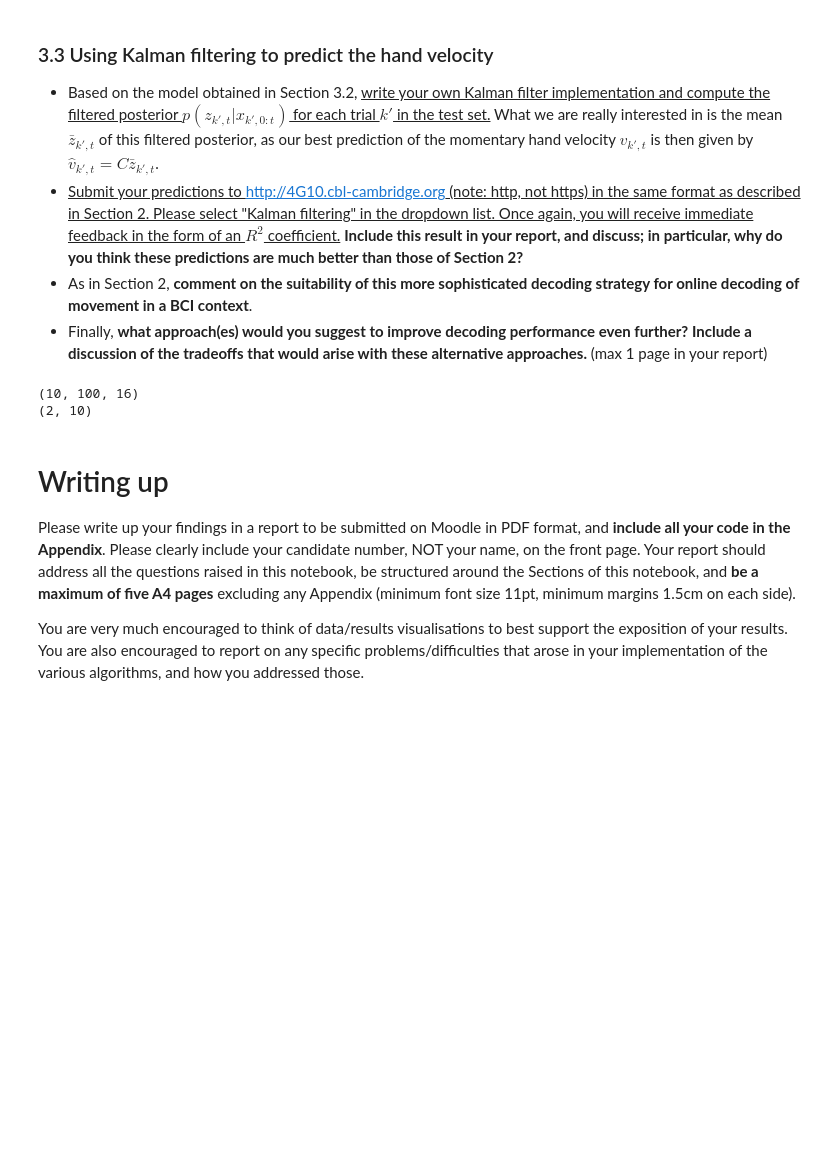
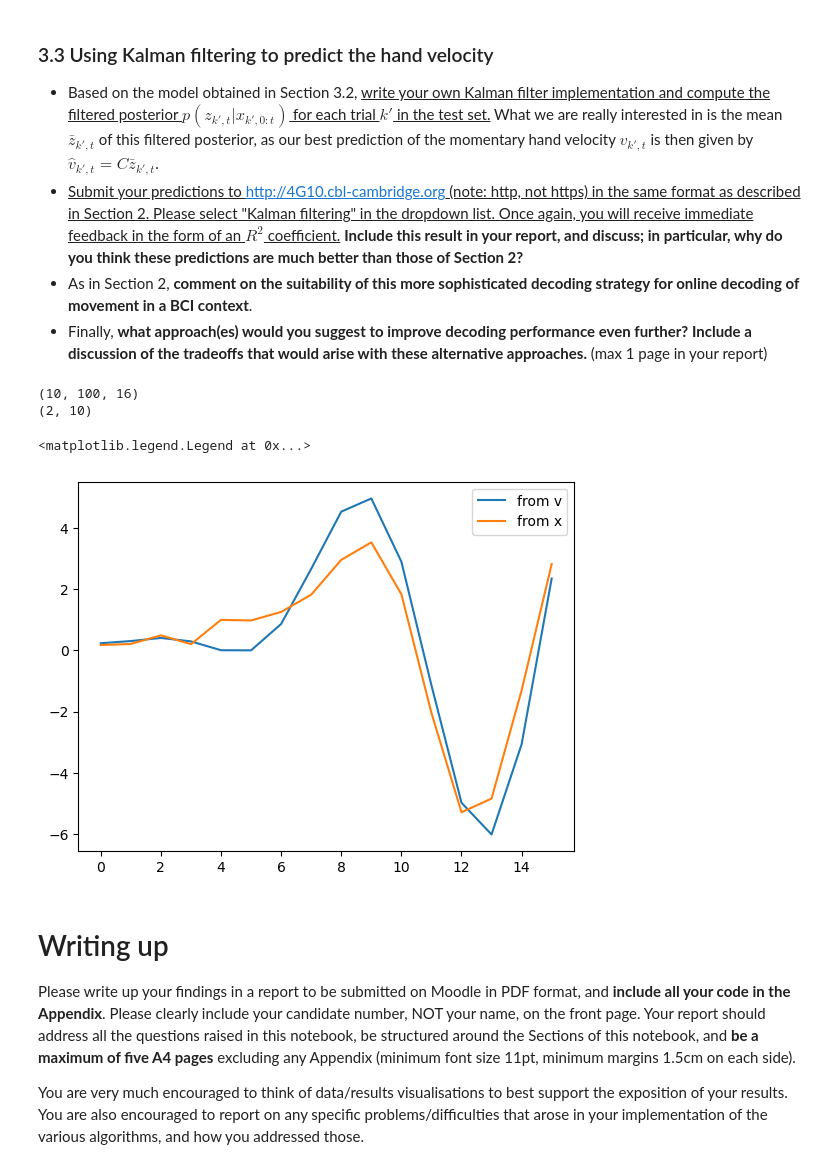
Before and after one commit to derek1909/4G10_CW2, a Jupyter notebook: 4G10-CW2-handout.ipynb, the cells around one changed output. Drawn from its saved outputs; the diff is of its cells as text; code cells hidden in the pictures; blank space fills up the shorter version.

```diff
--- a/4G10-CW2-handout.ipynb
+++ b/4G10-CW2-handout.ipynb
@@ -326,8 +326,8 @@ def kalman_smoother_all_trials(V, A, C, mu0, Sigma0, Q, R):
     return all_smoothed_means, all_smoothed_covs
 
 print(hand_train.shape)
-all_smoothed_means, _ = kalman_smoother_all_trials(hand_train, A, C, mu0, Sigma0, Q, R)
-print(all_smoothed_means.shape)
+smoothed_latent_means, _ = kalman_smoother_all_trials(hand_train, A, C, mu0, Sigma0, Q, R)
+print(smoothed_latent_means.shape)
 # %% [output]
 (2, 400, 16)
 (10, 400, 16)
@@ -461,8 +445,8 @@ def kalman_filter_x(x, A, D, mu0, Sigma0, Q, S):
         S: Observation noise covariance (N x N)
 
     Returns:
-        smoothed_means: Smoothed means (T x 10)
-        smoothed_covariances: Smoothed covariances (T x 10 x 10)
+        filtered_means: Smoothed means (T x 10)
+        filtered_covariances: Smoothed covariances (T x 10 x 10)
     """
     T = x.shape[0]
     d = mu0.shape[0]  # Dimensionality of latent state
@@ -485,35 +469,45 @@ def kalman_filter_x(x, A, D, mu0, Sigma0, Q, S):
     return filtered_means, filtered_covariances
 
 def kalman_filter_all_trials_x(X, A, D, mu0, Sigma0, Q, S):
-    # Velocity data shape: (N x 400 x 16)
+    # Neural data shape: (N x 400 x 16)
     # Output: (400 x 16 x 10)
+    d = A.shape[0]
     n_trials = X.shape[1]
     n_timesteps = X.shape[2]
 
     # Initialize a container for smoothed means
-    all_filtered_means = np.zeros((A.shape[0], n_trials, n_timesteps))  # (Latent Dim, Trials, Timesteps)
-    all_filtered_covs = np.zeros((A.shape[0], A.shape[0], n_trials, n_timesteps))  # (Latent Dim, Latent Dim, Trials, Timesteps)
+    all_filtered_means = np.zeros((d, n_trials, n_timesteps))  # (Latent Dim, Trials, Timesteps)
+    all_filtered_covs = np.zeros((d, d, n_trials, n_timesteps))  # (Latent Dim, Latent Dim, Trials, Timesteps)
 
     # Loop over each trial
     for trial_idx in range(n_trials):
         x_trial = X[:, trial_idx, :].T  # Shape becomes (16 x N)
         filtered_means, filtered_covariances = kalman_filter_x(x_trial, A, D, mu0, Sigma0, Q, S)
-        all_filtered_means[:, trial_idx, :] = filtered_means.reshape(A.shape[0], n_timesteps)
-        all_filtered_covs[:, :, trial_idx, :] = filtered_covariances.reshape(A.shape[0], A.shape[0], n_timesteps)
+        all_filtered_means[:, trial_idx, :] = filtered_means.T
+        # all_filtered_covs[:, :, trial_idx, :] = np.transpose(filtered_covariances, axes=(1,2,0))
 
     return all_filtered_means, all_filtered_covs
 
 
-all_filtered_means, _ = kalman_filter_all_trials_x(centered_neural_test, A, D, mu0, Sigma0, Q, S)
-print(all_filtered_means.shape)
+filtered_latent_means, _ = kalman_filter_all_trials_x(centered_neural_test, A, D_star, mu0, Sigma0, Q, S_star)
+print(filtered_latent_means.shape)
 print(C.shape)
-v_pred = np.einsum('ij,jkl->ikl', C, all_filtered_means)
+v_pred = np.einsum('ij,jkl->ikl', C, filtered_latent_means)
 
 # np.save(f'hand_test_online_incremental_s={sigma}_l={lambda_reg}.npy', predicted_hand_test_online.astype("float64"))
 np.save(f'hand_test_kalman.npy', v_pred.astype("float64"))
 # %% [output]
 (10, 100, 16)
 (2, 10)
+# %%
+idx1 = 1
+idx2 = 24
+plt.plot(smoothed_latent_means[idx1,idx2,:], label='from v')
+plt.plot(filtered_latent_means[idx1,idx2,:], label='from x')
+plt.legend()
+# %% [output]
+<matplotlib.legend.Legend at 0x...>
+[figure, added]
 # %% [markdown]
 # Writing up
 
```
Also changed, not shown: parts of 1 cell of this notebook.
